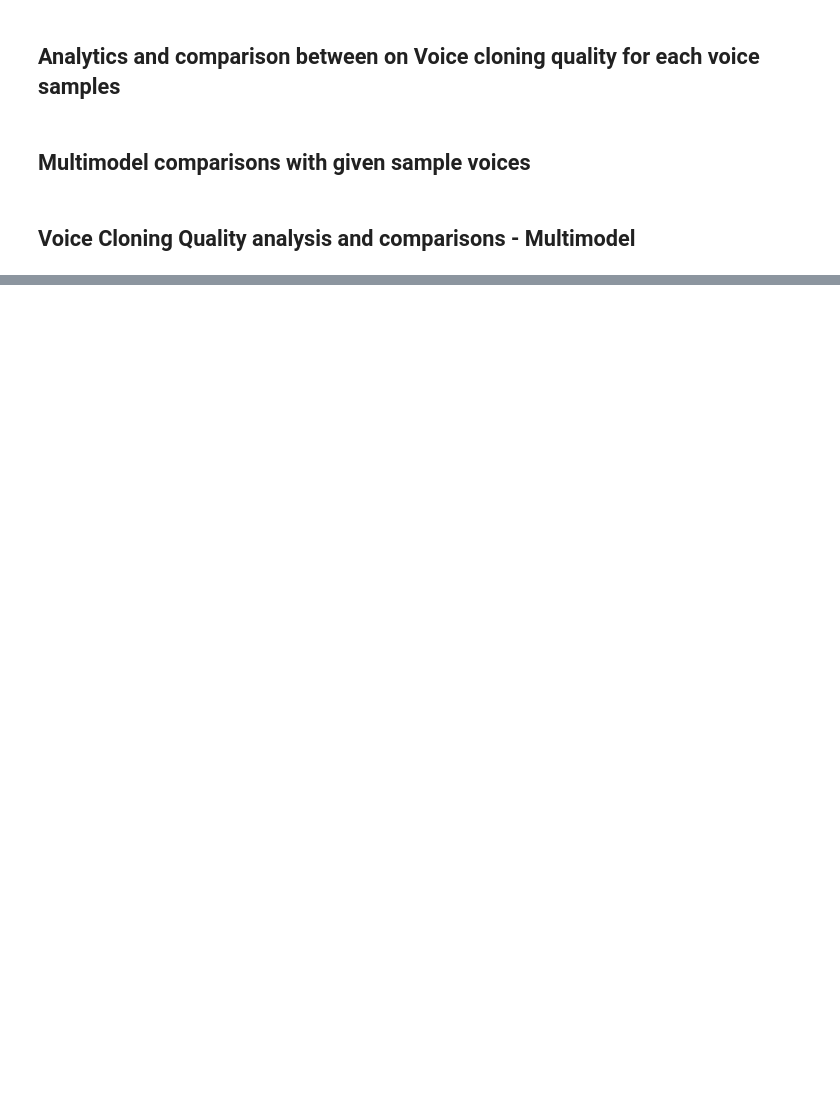
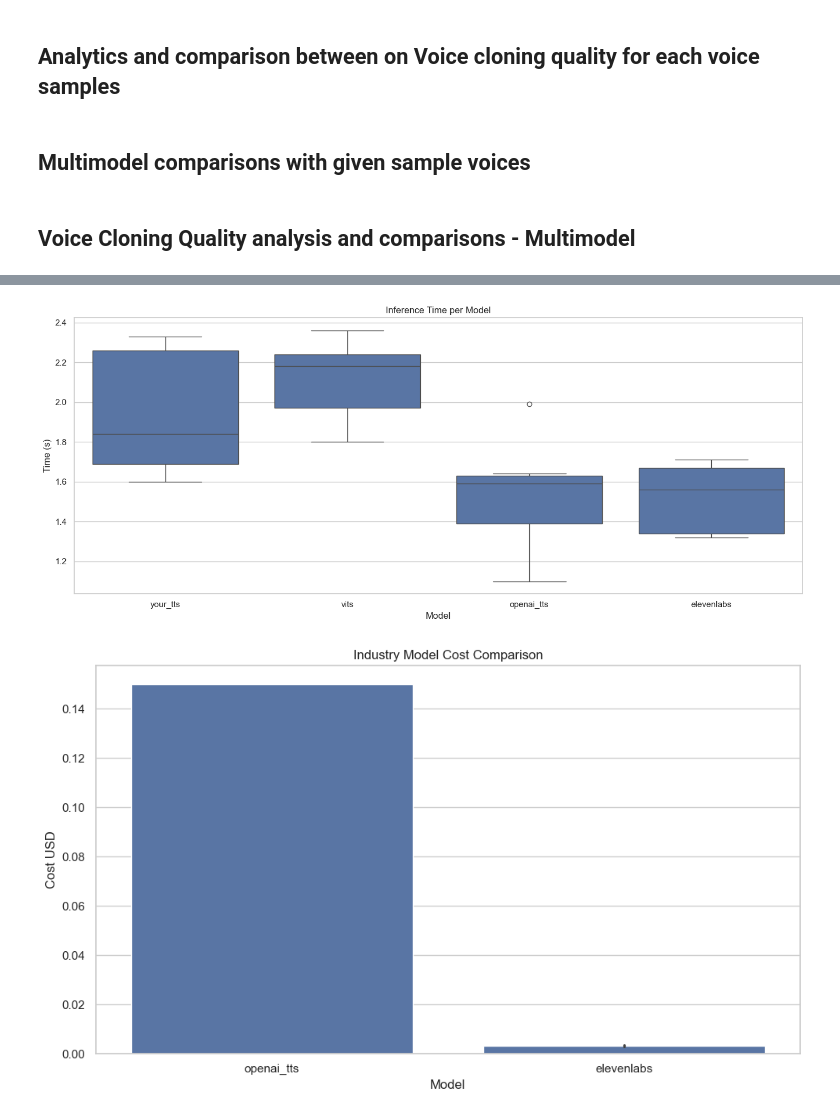
Before and after one commit to rthangavelu/voice_cloning_TTS_vs_Industry_models, a Jupyter notebook: Voice_Cloning_TTS_Industry_evaluation.ipynb, the cells around one changed output, grey strips where cells are left out. Saved outputs shown, nothing was run; the diff lists cells and outputs as text; code cells hidden in the pictures; blank space fills up the shorter version.

```diff
--- a/Voice_Cloning_TTS_Industry_evaluation.ipynb
+++ b/Voice_Cloning_TTS_Industry_evaluation.ipynb
@@ -1716,4 +629,5 @@ plt.show()
 # %%
+
 import os
 import glob
 import requests
@@ -1807,22 +721,12 @@ for vdir in voice_dirs:
     speaker_name = os.path.basename(vdir)
     print(f"\nCreating IVC for {speaker_name} using {len(wavs)} sample files...")
 
-    try:
-        voice_id, needs_verification = create_ivc_voice(name=speaker_name, file_paths=wavs, remove_background_noise=False, description="Capstone voice clone")
-    except requests.HTTPError as e:
-        print("Create voice failed:", e, e.response.text if hasattr(e, "response") else "")
-        continue
-
-    print("voice_id:", voice_id, "requires_verification:", needs_verification)
-    if needs_verification:
-        print("⚠️ This voice requires manual verification in ElevenLabs dashboard before it can be used. Skipping synthesis for this voice.")
-        continue
-
     # Now synthesize Page1/Page2/Page3 using this voice_id
     results_dir = os.path.join(vdir, "results")
+    voice_id="GbwKPk0IHO92spjr3gwT"
     os.makedirs(results_dir, exist_ok=True)
     for page_name, page_text in texts.items():
-        out_name = f"{speaker_name}_elevenlabs_{voice_id}_{page_name}.mp3"  # mp3 default; choose extension accordingly
+        out_name = f"{speaker_name}_elevenlabs_{page_name}.mp3"  # mp3 default; choose extension accordingly
         out_path = os.path.join(results_dir, out_name)
         try:
             synthesize_voice(voice_id, page_text, out_path)
@@ -2135,0 +1031,25 @@ plt.show(block=True)
+# %%
+# ----------------------
+# Visualizations
+# ----------------------
+
+sns.set(style="whitegrid")
+
+
+# 2. Inference Time
+plt.figure(figsize=(14,6))
+sns.boxplot(data=voice_cloning_df, x="Model", y="Time (s)")
+plt.title("Inference Time per Model")
+plt.tight_layout()
+plt.show(block=True)
+
+# 3. Cost (Industry models)
+plt.figure(figsize=(10,6))
+subset = voice_cloning_df[voice_cloning_df["Cost USD"] > 0]
+sns.barplot(data=subset, x="Model", y="Cost USD")
+plt.title("Industry Model Cost Comparison")
+plt.tight_layout()
+plt.show(block=True)
+# %% [output]
+[figure, added]
+[figure, added]
```
Also changed, not shown: parts of 27 cells of this notebook, 3 other files.
